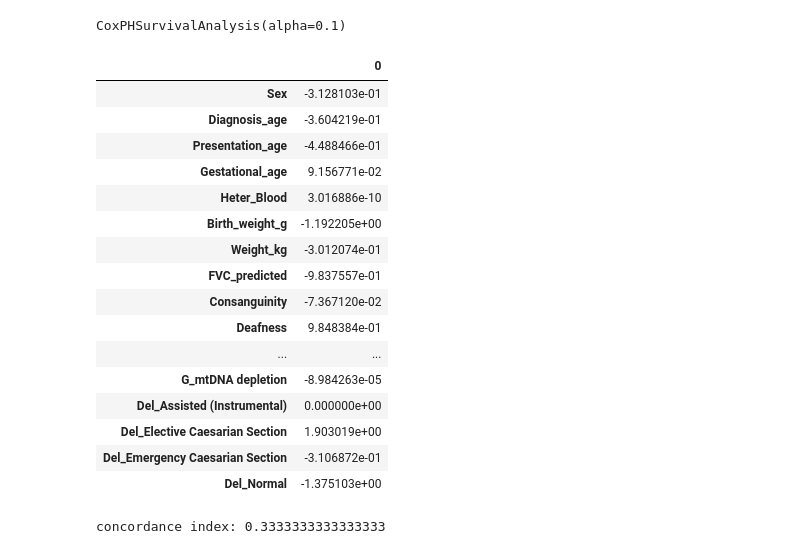
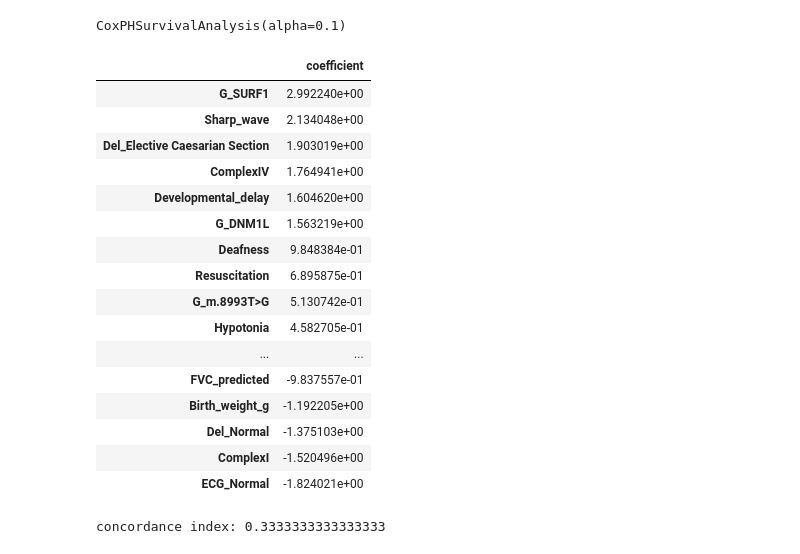
Before and after one commit to nishaalajmera/ML-for-Leigh-Syndrome, a Jupyter notebook: EDA.ipynb, the cells around one changed output. Drawn from its saved outputs; the diff is of its cells as text; code cells hidden in the pictures.

```diff
--- a/EDA.ipynb
+++ b/EDA.ipynb
@@ -36,11 +36,11 @@ sheet_names = ["All patient data - 2021-02-11T1","Genotype","Histochemistry","Al
 dataframes_oxf = [pd.read_excel(os.path.join(path,"Leighs_patients_at_Oxford_after_Albert_review.xlsx"),sheet_name=f) for f in sheet_names]
 
 # the dataframes are seperated into individual dataframes for each sheet
-all_ncl,gen_ncl,his_ncl,heter_ncl,clin_ncl,phen_ncl,sys_ncl,fam_ncl,soc_ncl,blood_ncl,neuro_ncl,img_ncl,car_ncl,opth_ncl,aud_ncl,trans_ncl,nmdas_ncl,paed_ncl,npdms_ncl,mort_ncl = dataframes_ncl[:]
+all_ncl,gen_ncl,his_ncl,heter_ncl,clin_ncl,phen_ncl,sys_ncl,fam_ncl,soc_ncl,blood_ncl,neuro_ncl,img_ncl,car_ncl,opth_ncl,aud_ncl,trans_ncl,nmdas_ncl,paed_ncl,npmds_ncl,mort_ncl = dataframes_ncl[:]
 
-all_ucl,gen_ucl,his_ucl,heter_ucl,clin_ucl,phen_ucl,sys_ucl,fam_ucl,soc_ucl,blood_ucl,neuro_ucl,img_ucl,car_ucl,opth_ucl,aud_ucl,trans_ucl,nmdas_ucl,paed_ucl,npdms_ucl,mort_ucl = dataframes_ucl[:]
+all_ucl,gen_ucl,his_ucl,heter_ucl,clin_ucl,phen_ucl,sys_ucl,fam_ucl,soc_ucl,blood_ucl,neuro_ucl,img_ucl,car_ucl,opth_ucl,aud_ucl,trans_ucl,nmdas_ucl,paed_ucl,npmds_ucl,mort_ucl = dataframes_ucl[:]
 
-all_oxf,gen_oxf,his_oxf,heter_oxf,clin_oxf,phen_oxf,sys_oxf,fam_oxf,soc_oxf,blood_oxf,neuro_oxf,img_oxf,car_oxf,opth_oxf,aud_oxf,trans_oxf,nmdas_oxf,paed_oxf,npdms_oxf,mort_oxf = dataframes_oxf[:]
+all_oxf,gen_oxf,his_oxf,heter_oxf,clin_oxf,phen_oxf,sys_oxf,fam_oxf,soc_oxf,blood_oxf,neuro_oxf,img_oxf,car_oxf,opth_oxf,aud_oxf,trans_oxf,nmdas_oxf,paed_oxf,npmds_oxf,mort_oxf = dataframes_oxf[:]
 # %%
 # Same sheet types are concatenated into one dataframe per sheet
 all =  pd.concat([all_ncl,all_ucl,all_oxf],ignore_index=True)
@@ -538,26 +519,27 @@ cph.fit(X_train, y_train)
 # %% [output]
 CoxPHSurvivalAnalysis(alpha=0.1)
 # %%
-coefficients = cph.coef_
-pd.DataFrame(coefficients,index=X_train.columns)
+coef= cph.coef_
+coefficients = pd.DataFrame(coef,columns=['coefficient'],index=X_train.columns)
+coefficients.sort_values(by='coefficient',ascending=False)
 # %% [output]
-|  | 0 |
-| Sex | -3.128103e-01 |
-| Diagnosis_age | -3.604219e-01 |
-| Presentation_age | -4.488466e-01 |
-| Gestational_age | 9.156771e-02 |
-| Heter_Blood | 3.016886e-10 |
+|  | coefficient |
+| G_SURF1 | 2.992240e+00 |
+| Sharp_wave | 2.134048e+00 |
+| Del_Elective Caesarian Section | 1.903019e+00 |
+| ComplexIV | 1.764941e+00 |
+| Developmental_delay | 1.604620e+00 |
+| G_DNM1L | 1.563219e+00 |
+| Deafness | 9.848384e-01 |
+| Resuscitation | 6.895875e-01 |
+| G_m.8993T>G | 5.130742e-01 |
+| Hypotonia | 4.582705e-01 |
+| ... | ... |
+| FVC_predicted | -9.837557e-01 |
 | Birth_weight_g | -1.192205e+00 |
-| Weight_kg | -3.012074e-01 |
-| FVC_predicted | -9.837557e-01 |
-| Consanguinity | -7.367120e-02 |
-| Deafness | 9.848384e-01 |
-| ... | ... |
-| G_mtDNA depletion | -8.984263e-05 |
-| Del_Assisted (Instrumental) | 0.000000e+00 |
-| Del_Elective Caesarian Section | 1.903019e+00 |
-| Del_Emergency Caesarian Section | -3.106872e-01 |
 | Del_Normal | -1.375103e+00 |
+| ComplexI | -1.520496e+00 |
+| ECG_Normal | -1.824021e+00 |
 # %%
 from sksurv.metrics import concordance_index_censored
 
```
Also changed, not shown: parts of 115 cells of this notebook.
